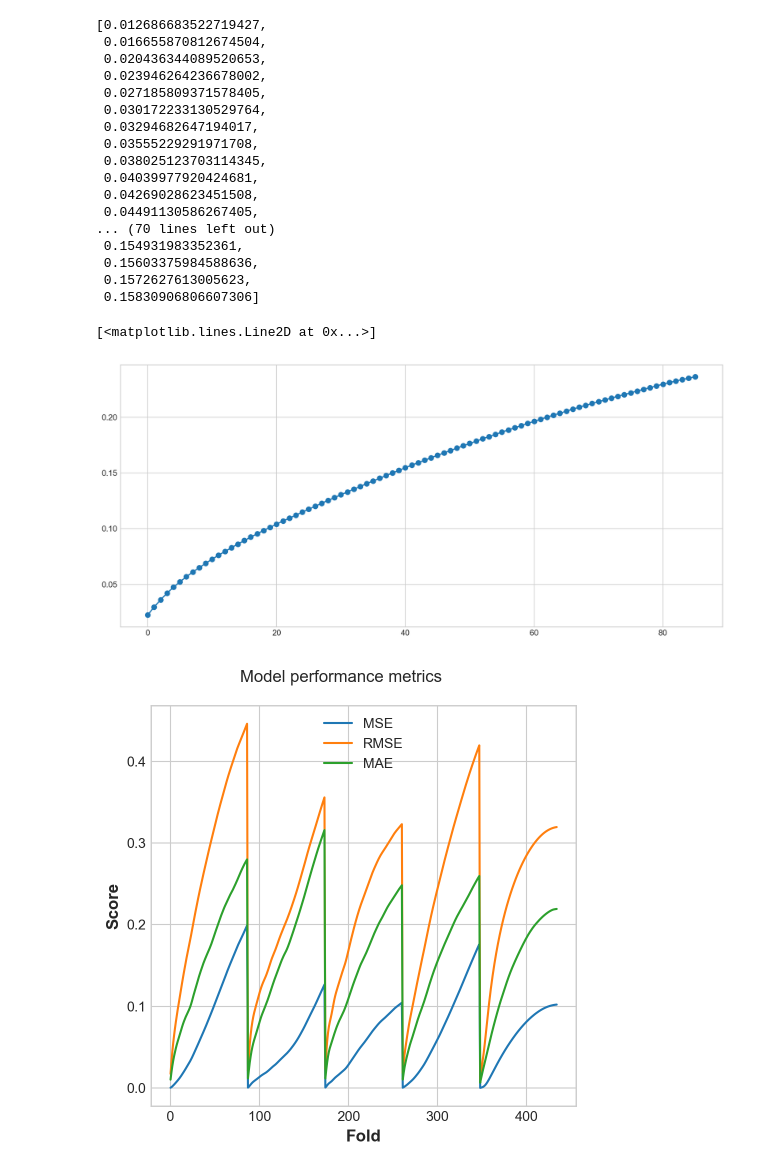
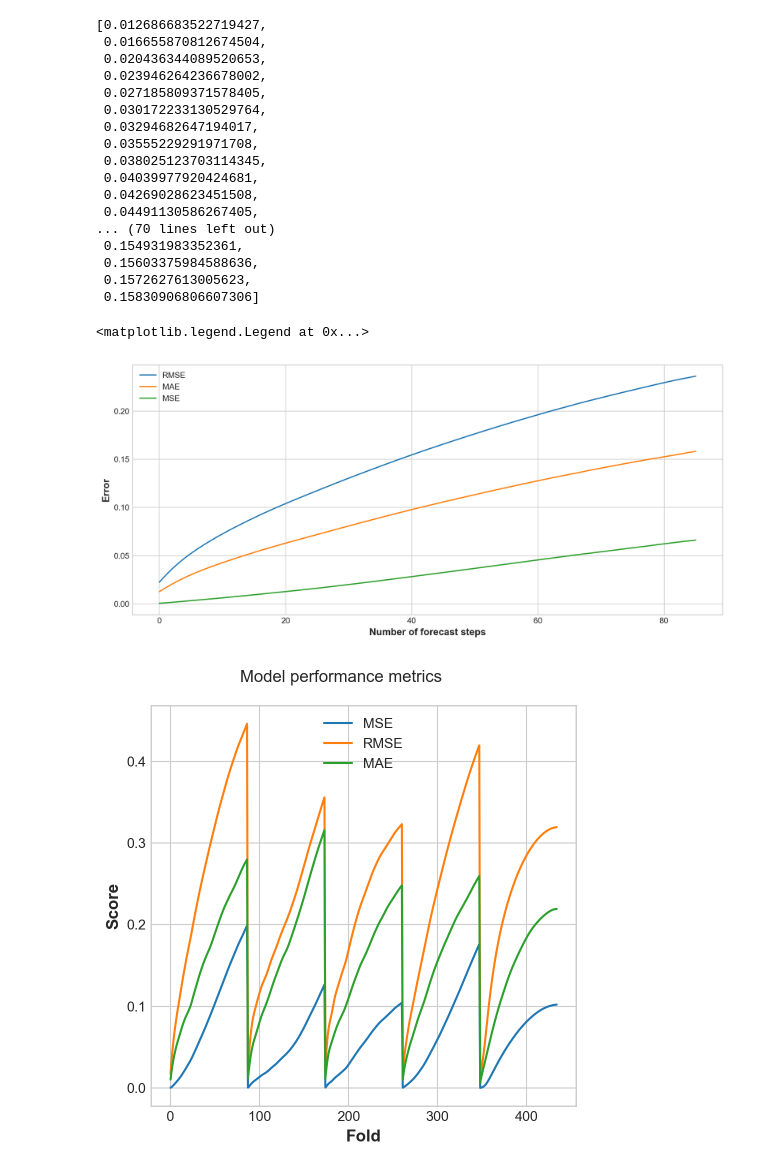
Before and after one commit to angyaloliver/bip-ml4eo, a Jupyter notebook: src/bip-ml4eo.ipynb, the cells around one changed output. Drawn from its saved outputs; the diff is of its cells as text; code cells hidden in the pictures.

```diff
--- a/src/bip-ml4eo.ipynb
+++ b/src/bip-ml4eo.ipynb
@@ -1060,13 +1060,18 @@ result_list2
  0.15603375984588636,
  0.1572627613005623,
  0.15830906806607306]
-# %%
-# plot result list
-
-plt.plot(result_list, label="RMSE")
-# %% [output]
-[<matplotlib.lines.Line2D at 0x...>]
-[figure, removed]
+# %%
+# plot result_list, result_list2, result_list3 on the same plot
+
+plt.plot(result_list, label="RMSE")
+plt.plot(result_list2, label="MAE")
+plt.plot(result_list3, label="MSE")
+plt.xlabel("Number of forecast steps")
+plt.ylabel("Error")
+plt.legend()
+# %% [output]
+<matplotlib.legend.Legend at 0x...>
+[figure, added]
 # %%
 fig, ax = plt.subplots(figsize=(5, 5))
 fig.suptitle("Model performance metrics")
```
Also changed, not shown: parts of 2 cells of this notebook.
